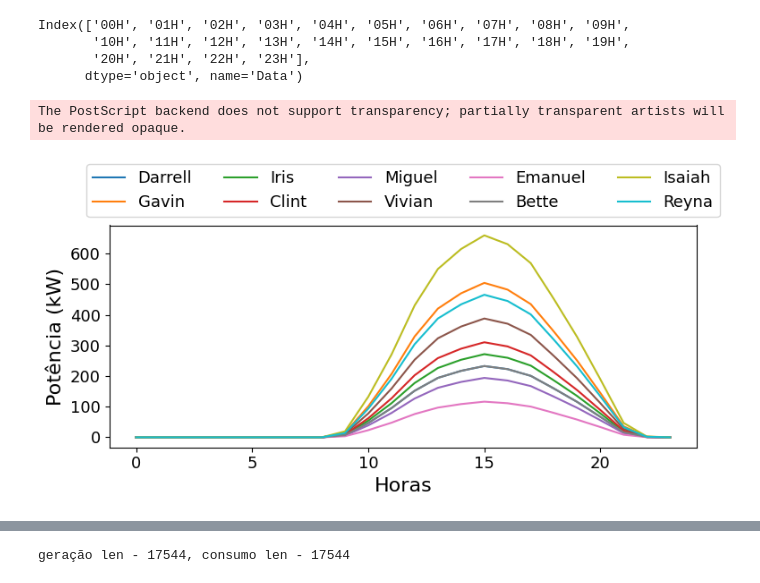
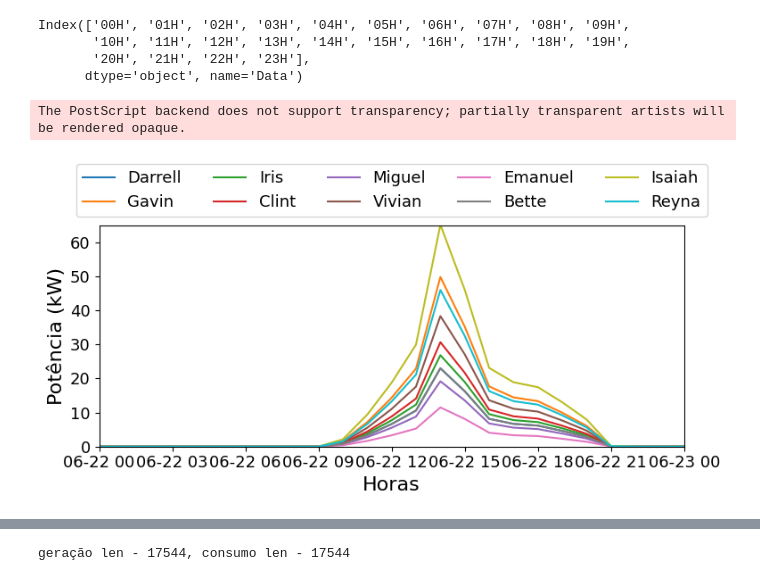
Before and after one commit to arthurcoelho442/Sujidade-e-Retorno-Economico-de-Baterias, a Jupyter notebook: atual.ipynb, the cells around one changed output, grey strips where cells are left out. Cells and saved outputs as stored; diff of their text form; code cells hidden in the pictures.

```diff
--- a/atual.ipynb
+++ b/atual.ipynb
@@ -182,9 +184,9 @@ for ano in anos:
 
 DadosMet = pd.concat([Met[ano] for ano in anos])
 
-colunas_selecionadas = ["Data","Hora (UTC)","Temp. Ins. (C)","Vel. Vento (m/s)","Radiacao (KJ/m²)"]
+colunas_selecionadas = ["Data","Hora (UTC)","Temp. Ins. (C)","Vel. Vento (m/s)","Radiacao (KJ/m²)", "Chuva (mm)"]
 DadosMet = DadosMet[colunas_selecionadas]
-DadosMet.columns=['Data','Hora','temperatura', 'vento', 'radiacao']
+DadosMet.columns=['Data','Hora','temperatura', 'vento', 'radiacao', 'chuva']
 
 # Acerto Hora
 try:
@@ -202,6 +204,7 @@ DadosMet = DadosMet.set_index('Data')
 DadosMet['radiacao'] = pd.to_numeric(DadosMet['radiacao'].str.replace(",", "."), errors='coerce')
 DadosMet['temperatura'] = pd.to_numeric(DadosMet['temperatura'].str.replace(",", "."), errors='coerce')
 DadosMet['vento'] = pd.to_numeric(DadosMet['vento'].str.replace(",", "."), errors='coerce')
+DadosMet['chuva'] = pd.to_numeric(DadosMet['chuva'].str.replace(",", "."), errors='coerce')
 
 DadosMet['radiacao'] = DadosMet['radiacao'].fillna(0.0)
 
@@ -303,19 +385,24 @@ print(f"Placas - {NPaineis}")
 Placas - {'Darrell': 6, 'Gavin': 13, 'Iris': 7, 'Clint': 8, 'Miguel': 5, 'Vivian': 10, 'Emanuel': 3, 'Bette': 6, 'Isaiah': 17, 'Reyna': 12}
 # %%
 #@title **Painel solar**
-PotPVM = {}
-for user in users:
-    PotPVM[user] = []
-    for i in range(tam):
-        r   = DadosMet['irradiancia'].iloc[i]
-        Ta  = DadosMet['temperatura'].iloc[i]
-        Vw  = DadosMet['vento'].iloc[i]
-        Tc  = Ta + ((r/RNOCT) * (9.5/(5.7+3.8*Vw)) * (Not-20) * (1 - (nc/ta)))   # Ta + r*(Not-20)/0.8
-        I   = r * (Isc + Ki *(Tc-25))
-        V   = Voc - Kv *(Tc-25)
-        FF  = (Vmppt * Imppt)/(Voc * Isc)
-        PotPVM[user].append(NPaineis[user] * FF * V * I)
+def PowerPainel(users, DadosMet=DadosMet):
+    PotPVM, PotPVMS = {}, {}
+    for user in users:
+        PotPVM[user] = []
+        for _, row in DadosMet.iterrows():
+            r   = row['irradiancia']
+            Ta  = row['temperatura']
+            Vw  = row['vento']
+            Tc  = Ta + ((r/RNOCT) * (9.5/(5.7+3.8*Vw)) * (Not-20) * (1 - (nc/ta)))
+            I   = r * (Isc + Ki *(Tc-25))
+            V   = Voc - Kv *(Tc-25)
+            FF  = (Vmppt * Imppt)/(Voc * Isc)
+            power = NPaineis[user] * FF * V * I
+            PotPVM[user].append(power)
 
-    PotPVM[user] = pd.DataFrame(PotPVM[user], index=DadosMet.index, columns=["Power (kW)"])/10000
+        PotPVM[user] = pd.DataFrame(PotPVM[user], index=DadosMet.index, columns=["Power (kW)"])/10000
+        PotPVMS[user] = PotPVM[user] * (1 - soiling_ratio_series)
+    return PotPVM, PotPVMS
 
+PotPVM, PotPVMS = PowerPainel(users)
 PotPVM[users[0]].iloc[:24,:]
@@ -348,15 +416,19 @@ Index(['00H', '01H', '02H', '03H', '04H', '05H', '06H', '07H', '08H', '09H',
 # %%
 #@title **Geração no dia 1 do primeiro ano**
 plt.figure(figsize=(8,4))
 
 for user in users[:10]:
-    plt.plot(PotPVM[user].iloc[:24,:].index.hour, PotPVM[user].iloc[:24,0].values)
+    plt.plot(PotPVM[user].iloc[:,:].index, PotPVM[user].iloc[:,0].values)
+    # plt.plot(PotPVM[user].iloc[:24,:].index.hour, PotPVM[user].iloc[:24,0].values)
 
 label_figure(users, 'Geração Painel solar', 'Potência (kW)', 'Horas', 16, 0)
+
+plt.ylim(0, 65)
+plt.xlim(datetime(2016, 6, 22), datetime(2016, 6, 23))
 
 os.makedirs("./figuras/geracao", exist_ok=True)
 plt.savefig(f"./figuras/geracao/{max_users}-geracao.eps", format='eps')
 plt.show()
 # %% [output]
 The PostScript backend does not support transparency; partially transparent artists will be rendered opaque.
-[figure, old version]
+[figure, new version]
```
Also changed, not shown: parts of 16 cells of this notebook, 5 other files.
